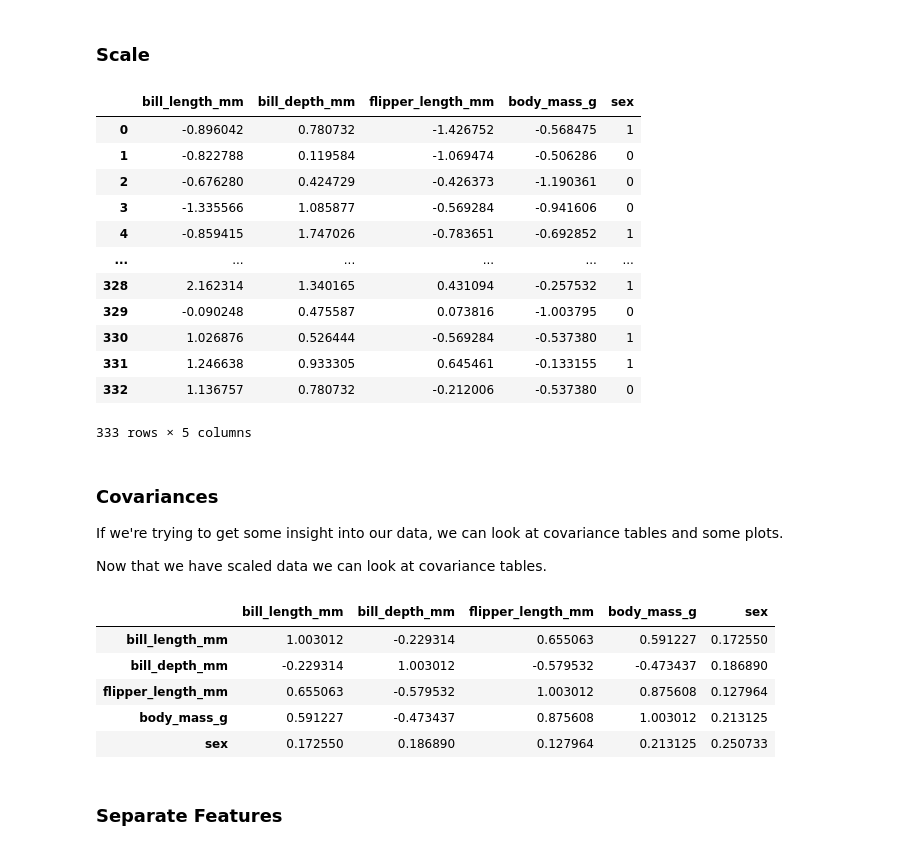
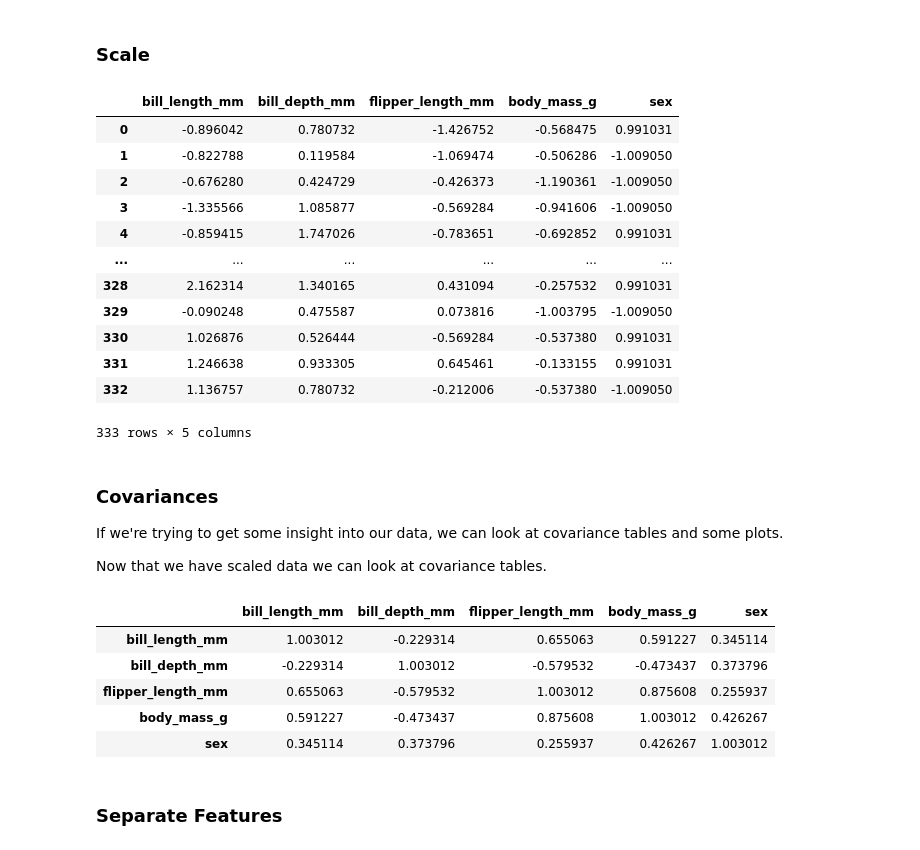
Before and after one commit to idmmachinelearning-ms/week10notes, a Jupyter notebook: WK10-pca.ipynb, the cells around one changed output. Saved outputs shown, nothing was run; the diff lists cells and outputs as text; code cells hidden in the pictures.

```diff
--- a/WK10-pca.ipynb
+++ b/WK10-pca.ipynb
@@ -64,27 +64,31 @@ penguins_df
 # %%
 # TODO: Scale data
 
 penguin_scaler = StandardScaler()
 
-penguins_feat_df = penguins_df.drop(columns=["species", "sex", "label"])
+
+# pca likes standard scaler so just encode sex since we are adding it in lazter
+#penguins_feat_df = penguins_df.drop(columns=["species", "sex", "label"])
+penguins_feat_df = penguins_df.drop(columns=["species", "label"])
+
 penguins_scaled_df = penguin_scaler.fit_transform(penguins_feat_df)
 
-penguins_scaled_df["sex"] = penguins_df["sex"]
+#penguins_scaled_df["sex"] = penguins_df["sex"]
 
 penguins_scaled_df
 # %% [output]
 |  | bill_length_mm | bill_depth_mm | flipper_length_mm | body_mass_g | sex |
-| 0 | -0.896042 | 0.780732 | -1.426752 | -0.568475 | 1 |
-| 1 | -0.822788 | 0.119584 | -1.069474 | -0.506286 | 0 |
-| 2 | -0.676280 | 0.424729 | -0.426373 | -1.190361 | 0 |
-| 3 | -1.335566 | 1.085877 | -0.569284 | -0.941606 | 0 |
-| 4 | -0.859415 | 1.747026 | -0.783651 | -0.692852 | 1 |
+| 0 | -0.896042 | 0.780732 | -1.426752 | -0.568475 | 0.991031 |
+| 1 | -0.822788 | 0.119584 | -1.069474 | -0.506286 | -1.009050 |
+| 2 | -0.676280 | 0.424729 | -0.426373 | -1.190361 | -1.009050 |
+| 3 | -1.335566 | 1.085877 | -0.569284 | -0.941606 | -1.009050 |
+| 4 | -0.859415 | 1.747026 | -0.783651 | -0.692852 | 0.991031 |
 | ... | ... | ... | ... | ... | ... |
-| 328 | 2.162314 | 1.340165 | 0.431094 | -0.257532 | 1 |
-| 329 | -0.090248 | 0.475587 | 0.073816 | -1.003795 | 0 |
-| 330 | 1.026876 | 0.526444 | -0.569284 | -0.537380 | 1 |
-| 331 | 1.246638 | 0.933305 | 0.645461 | -0.133155 | 1 |
-| 332 | 1.136757 | 0.780732 | -0.212006 | -0.537380 | 0 |
+| 328 | 2.162314 | 1.340165 | 0.431094 | -0.257532 | 0.991031 |
+| 329 | -0.090248 | 0.475587 | 0.073816 | -1.003795 | -1.009050 |
+| 330 | 1.026876 | 0.526444 | -0.569284 | -0.537380 | 0.991031 |
+| 331 | 1.246638 | 0.933305 | 0.645461 | -0.133155 | 0.991031 |
+| 332 | 1.136757 | 0.780732 | -0.212006 | -0.537380 | -1.009050 |
 333 rows × 5 columns
 # %% [markdown]
 ### Covariances
@@ -99,11 +103,11 @@ penguins_scaled_df.cov()
 # TODO: Get 2 or 3 most related features with idxmax()
 # %% [output]
 |  | bill_length_mm | bill_depth_mm | flipper_length_mm | body_mass_g | sex |
-| bill_length_mm | 1.003012 | -0.229314 | 0.655063 | 0.591227 | 0.172550 |
-| bill_depth_mm | -0.229314 | 1.003012 | -0.579532 | -0.473437 | 0.186890 |
-| flipper_length_mm | 0.655063 | -0.579532 | 1.003012 | 0.875608 | 0.127964 |
-| body_mass_g | 0.591227 | -0.473437 | 0.875608 | 1.003012 | 0.213125 |
-| sex | 0.172550 | 0.186890 | 0.127964 | 0.213125 | 0.250733 |
+| bill_length_mm | 1.003012 | -0.229314 | 0.655063 | 0.591227 | 0.345114 |
+| bill_depth_mm | -0.229314 | 1.003012 | -0.579532 | -0.473437 | 0.373796 |
+| flipper_length_mm | 0.655063 | -0.579532 | 1.003012 | 0.875608 | 0.255937 |
+| body_mass_g | 0.591227 | -0.473437 | 0.875608 | 1.003012 | 0.426267 |
+| sex | 0.345114 | 0.373796 | 0.255937 | 0.426267 | 1.003012 |
 # %% [markdown]
 ### Separate Features
 # %%
```
Also changed, not shown: parts of 4 cells of this notebook.
